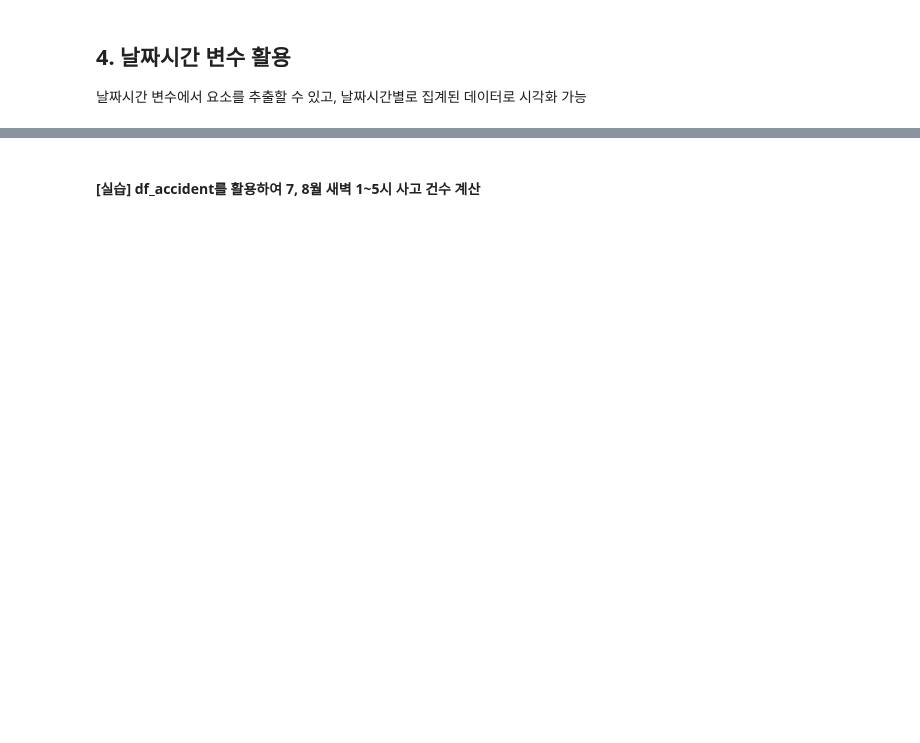
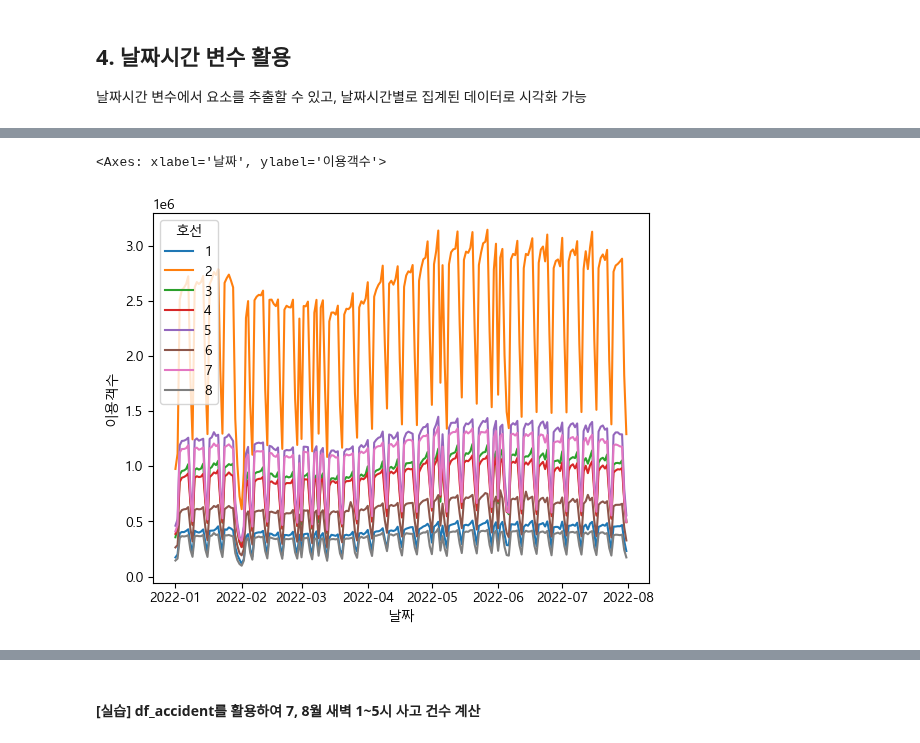
Before and after one commit to jonhpark7966/fastcampus_python_data_analysis, a Jupyter notebook: 20231114_remote/05_데이터 처리 심화.ipynb, the cells around one changed output, grey strips where cells are left out. Saved outputs shown, nothing was run; the diff lists cells and outputs as text; code cells hidden in the pictures; blank space fills up the shorter version.

```diff
--- a/20231114_remote/05_데이터 처리 심화.ipynb
+++ b/20231114_remote/05_데이터 처리 심화.ipynb
@@ -767,8 +528,8 @@ import matplotlib.pyplot as plt
 import seaborn as sns
 # %%
 # Windows
-# plt.rc('font', family='Malgun Gothic')
-# plt.rc('axes', unicode_minus=False)
+plt.rc('font', family='Malgun Gothic')
+plt.rc('axes', unicode_minus=False)
 
 #macOS
 # plt.rc('font', family='AppleGothic')
@@ -778,0 +554,3 @@ df_subway
+# %%
+agg = df_subway.groupby(['날짜','호선'], as_index=False)['이용객수'].sum()
+agg
@@ -779,7 +571,9 @@ df_subway
 # %%
 # 형식 변환없이 집계 및 시각화
-# agg = df_subway.groupby(['날짜','호선'], as_index=False)['이용객수'].sum()
-# sns.lineplot(data=agg,
-#              x='날짜',
-#              y='이용객수',
-#              hue='호선')
+sns.lineplot(data=agg,
+             x='날짜',
+             y='이용객수',
+             hue='호선')
+# %% [output]
+<Axes: xlabel='날짜', ylabel='이용객수'>
+[figure, added]
```
Also changed, not shown: parts of 65 cells of this notebook, 1 other file.
